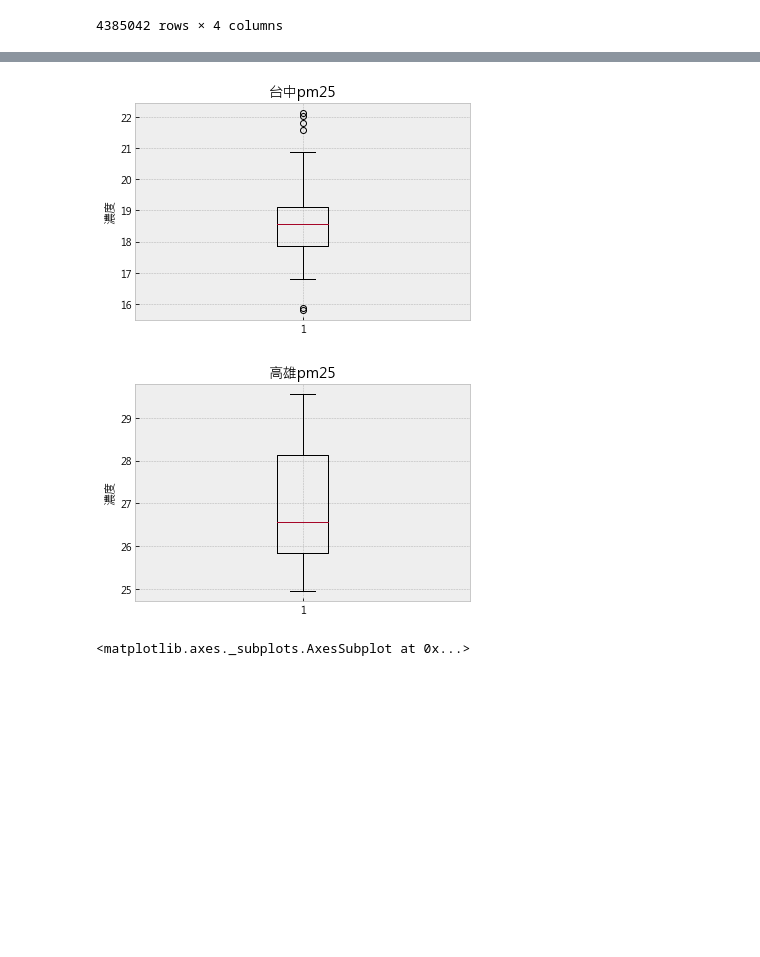
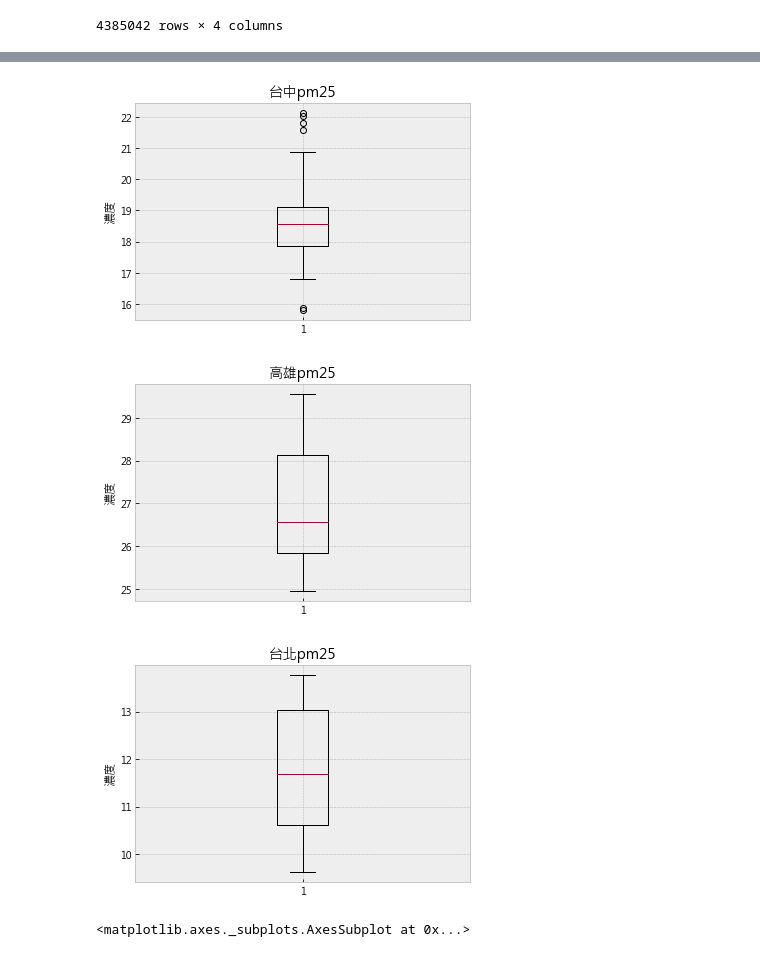
Before and after one commit to 0xdeceiverAngel/data-science-hw, a Jupyter notebook: Homework #3 .ipynb, the cells around one changed output, grey strips where cells are left out. Saved outputs shown, nothing was run; the diff lists cells and outputs as text; code cells hidden in the pictures; blank space fills up the shorter version.

```diff
--- a/Homework #3 .ipynb
+++ b/Homework #3 .ipynb
@@ -95,18 +132,25 @@ plt.show()
 # %%
 plt.title("台中pm25")
 plt.ylabel("濃度")
 
 # fig,ax=plt.subplots()
 # ax.set_title('pm25')
 # plt.boxplot([taichung_df["PM25"],kaohsiung_df["PM25"]],['台中','高雄'])
 plt.boxplot(avg_taichung_df["PM25"])
 plt.show()
+
 plt.title("高雄pm25")
 plt.ylabel("濃度")
 plt.boxplot(avg_kaohsiung_df["PM25"])
 plt.show()
 # taichung_df["PM25"]
+
+plt.title("台北pm25")
+plt.ylabel("濃度")
+plt.boxplot(avg_taipei_df_df["PM25"])
+plt.show()
 # %% [output]
 [figure]
 [figure]
+[figure, added]
 # %%
```
Also changed, not shown: parts of 9 cells of this notebook, 1 other file.
